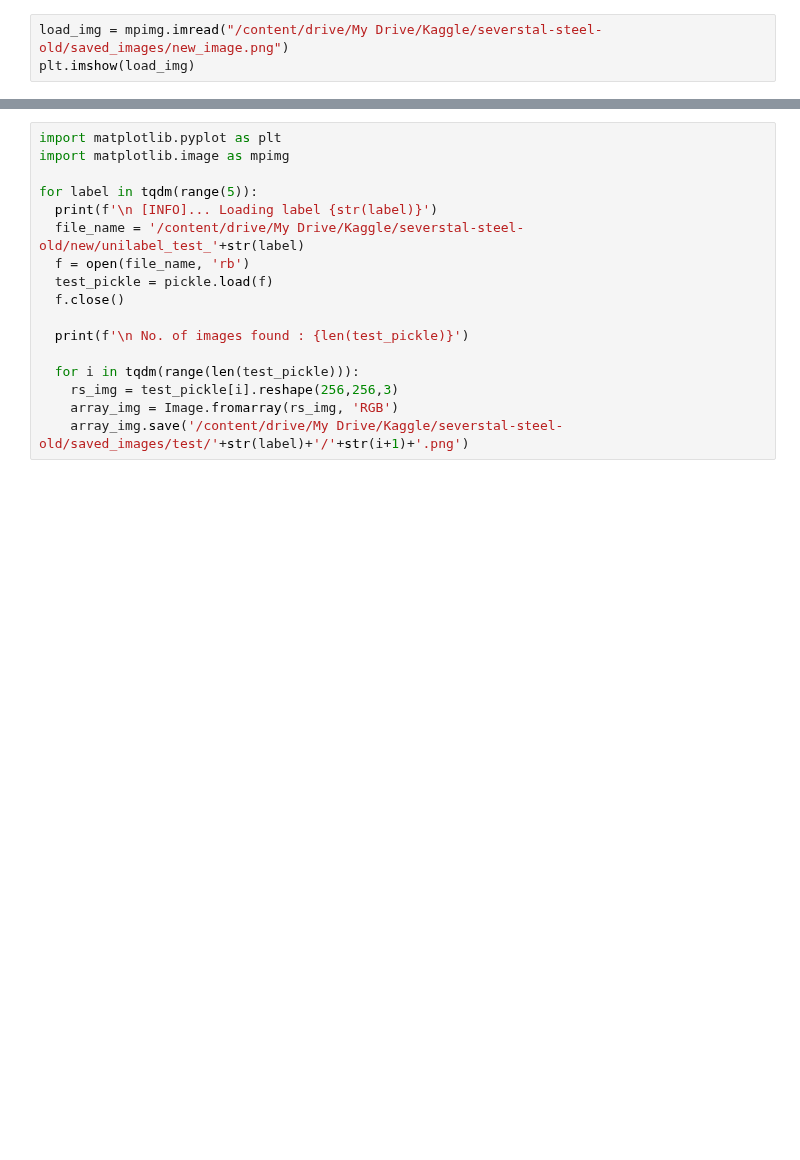
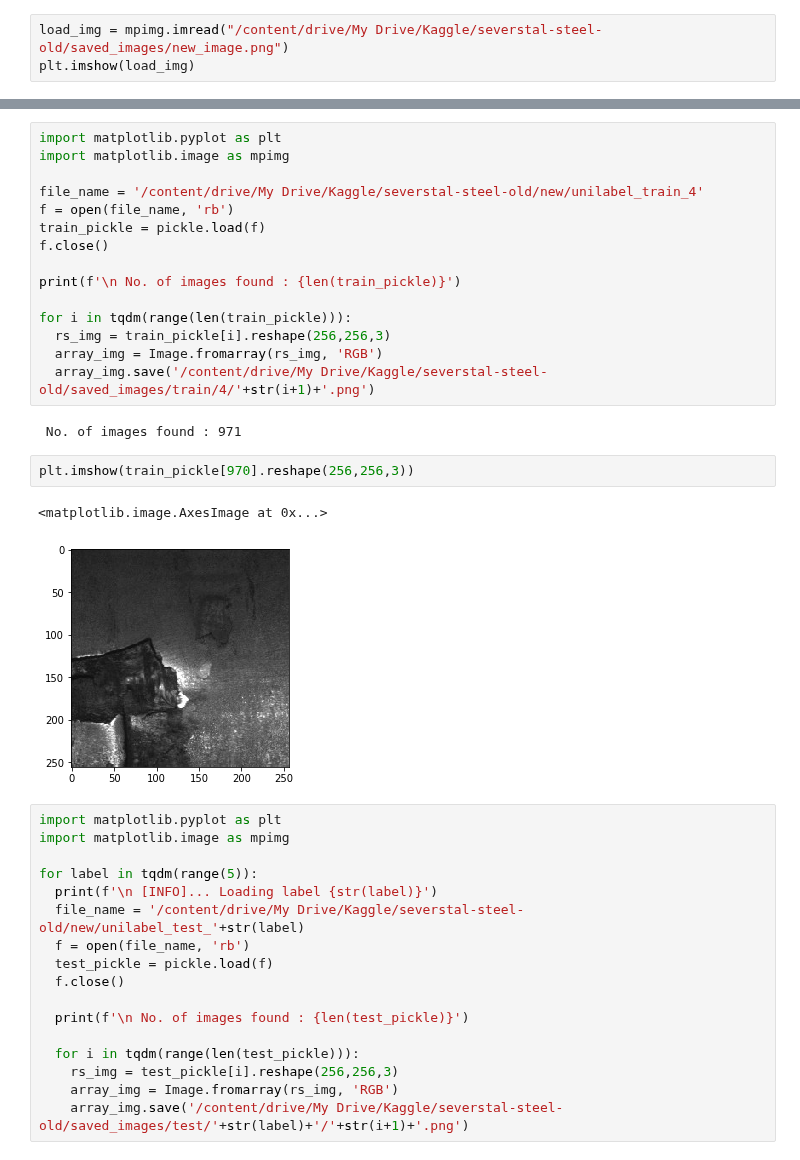
Before and after one commit to mahesh-sudhakar/NEU_XAI, a Jupyter notebook: severstal_play.ipynb, the cells around one changed output, grey strips where cells are left out. Saved outputs shown, nothing was run; the diff lists cells and outputs as text; blank space fills up the shorter version.

```diff
--- a/severstal_play.ipynb
+++ b/severstal_play.ipynb
@@ -561,3 +499,25 @@ for label in tqdm(range(5)):
+# %%
+import matplotlib.pyplot as plt
+import matplotlib.image as mpimg
+
+file_name = '/content/drive/My Drive/Kaggle/severstal-steel-old/new/unilabel_train_4'
+f = open(file_name, 'rb')
+train_pickle = pickle.load(f)
+f.close()
+
+print(f'\n No. of images found : {len(train_pickle)}')
+
+for i in tqdm(range(len(train_pickle))):
+  rs_img = train_pickle[i].reshape(256,256,3)
+  array_img = Image.fromarray(rs_img, 'RGB')
+  array_img.save('/content/drive/My Drive/Kaggle/severstal-steel-old/saved_images/train/4/'+str(i+1)+'.png')
+# %% [output]
+ No. of images found : 971
+# %%
+plt.imshow(train_pickle[970].reshape(256,256,3))
+# %% [output]
+<matplotlib.image.AxesImage at 0x...>
+[figure, added]
 # %%
 import matplotlib.pyplot as plt
 import matplotlib.image as mpimg
```
Also changed, not shown: parts of 37 cells of this notebook.
